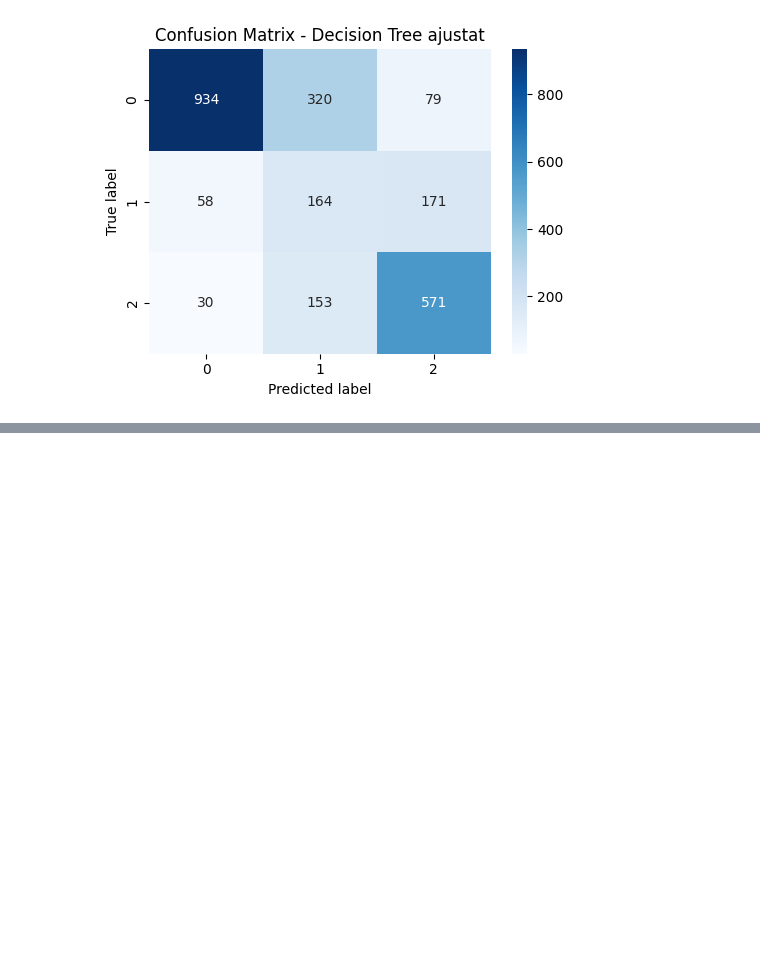
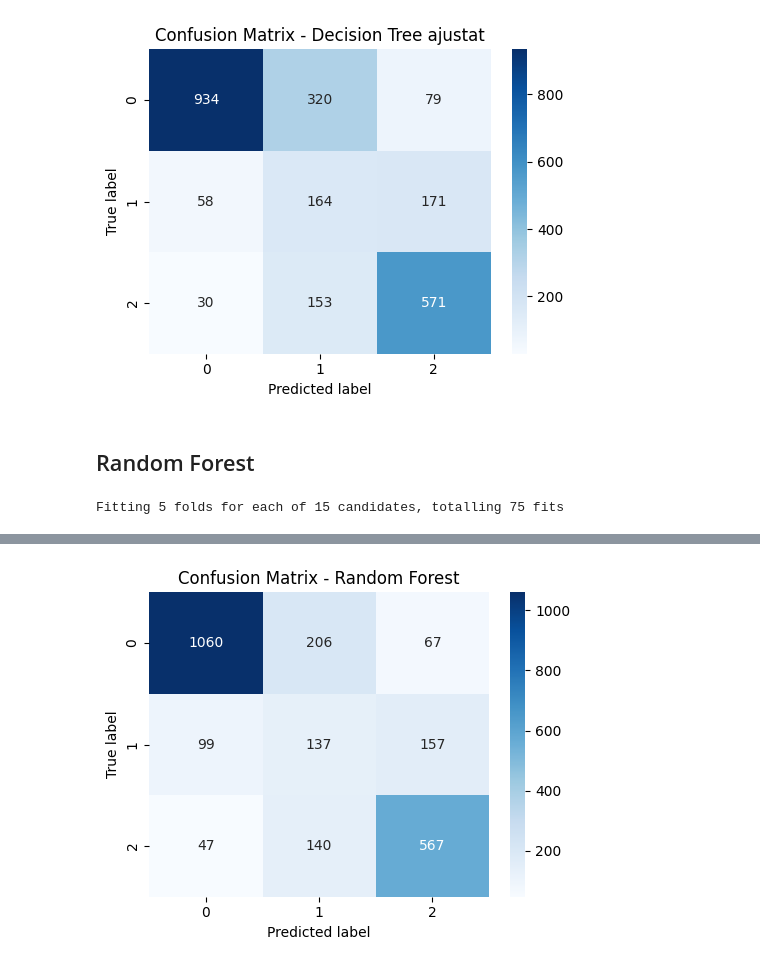
Before and after one commit to eliagarcia/tfg-genetic-variants, a Jupyter notebook: notebooks/PolyPhen.ipynb, the cells around one changed output, grey strips where cells are left out. Cells and saved outputs as stored; diff of their text form; code cells hidden in the pictures; blank space fills up the shorter version.

Commit message:
random forest

```diff
--- a/notebooks/PolyPhen.ipynb
+++ b/notebooks/PolyPhen.ipynb
@@ -359,3 +359,81 @@ weighted avg       0.74      0.67      0.70      2480
 
 F1 macro al test: 0.6122439706064714
 [figure]
+# %% [markdown]
+## Random Forest
+# %%
+from sklearn.ensemble import RandomForestClassifier
+from sklearn.pipeline import Pipeline
+from sklearn.model_selection import StratifiedKFold, RandomizedSearchCV
+from sklearn.metrics import classification_report, confusion_matrix, f1_score
+import seaborn as sns
+import matplotlib.pyplot as plt
+
+# Model
+rf = RandomForestClassifier(
+    random_state=42,
+    n_jobs=-1
+)
+
+# Pipeline
+pipeline_rf = Pipeline(steps=[
+    ("preprocess", preprocessor),
+    ("model", rf)
+])
+
+# Validació creuada
+cv = StratifiedKFold(n_splits=5, shuffle=True, random_state=42)
+
+# Hiperparàmetres
+param_dist = {
+    "model__n_estimators": [100, 200, 300, 500],
+    "model__max_depth": [None, 10, 20],
+    "model__min_samples_split": [2, 5, 10],
+    "model__min_samples_leaf": [1, 2, 5, 7],
+    "model__class_weight": [None, "balanced"]
+}
+
+# Cerca aleatòria
+random_search_rf = RandomizedSearchCV(
+    estimator=pipeline_rf,
+    param_distributions=param_dist,
+    n_iter=15,
+    scoring="f1_macro",
+    cv=cv,
+    verbose=1,
+    random_state=42,
+    n_jobs=-1,
+    refit=True
+)
+
+# Entrenament
+random_search_rf.fit(X_train_val, y_train_val)
+
+print("Millors paràmetres:", random_search_rf.best_params_)
+print("Millor CV F1 macro:", random_search_rf.best_score_)
+
+# Millor model
+best_rf = random_search_rf.best_estimator_
+
+# Prediccions test
+y_pred = best_rf.predict(X_test)
+
+# Resultats test
+print("\nClassification report al test:")
+print(classification_report(y_test, y_pred))
+
+test_f1_macro = f1_score(y_test, y_pred, average="macro")
+print("F1 macro al test:", test_f1_macro)
+
+# Confusion matrix
+cm = confusion_matrix(y_test, y_pred)
+
+plt.figure(figsize=(5,4))
+sns.heatmap(cm, annot=True, fmt="d", cmap="Blues")
+plt.xlabel("Predicted label")
+plt.ylabel("True label")
+plt.title("Confusion Matrix - Random Forest")
+plt.tight_layout()
+plt.show()
+# %% [output]
+Fitting 5 folds for each of 15 candidates, totalling 75 fits
@@ -361,0 +455 @@ F1 macro al test: 0.6122439706064714
+[figure, added]
```
Also changed, not shown: parts of 1 cell of this notebook.
